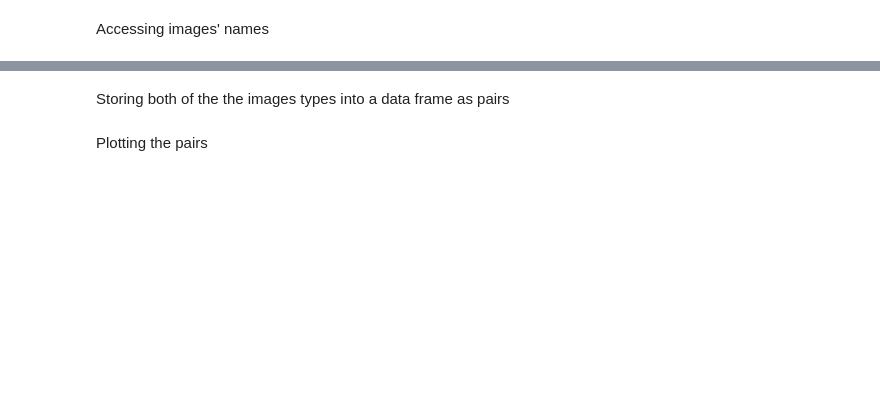
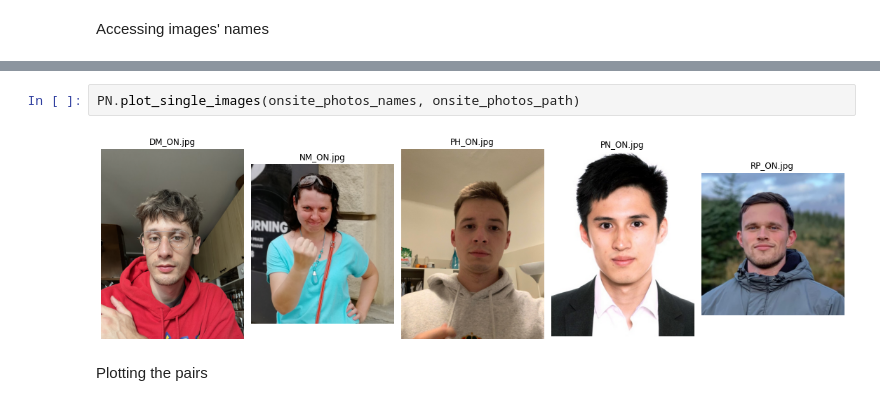
Before and after one commit to petr-ngn/ML_Siamese_Neural_Networks, a Jupyter notebook: 04_Live_demo.ipynb, the cells around one changed output, grey strips where cells are left out. Cells and saved outputs as stored; diff of their text form; blank space fills up the shorter version.

```diff
--- a/04_Live_demo.ipynb
+++ b/04_Live_demo.ipynb
@@ -54,5 +55,7 @@ PN.plot_single_images(reference_photos_names, reference_photos_path)
-# %% [markdown]
-Storing both of the the images types into a data frame as pairs
+# %%
+PN.plot_single_images(onsite_photos_names, onsite_photos_path)
+# %% [output]
+[figure, added]
 # %% [markdown]
 Plotting the pairs
 # %%
```
Also changed, not shown: parts of 75 cells of this notebook.
